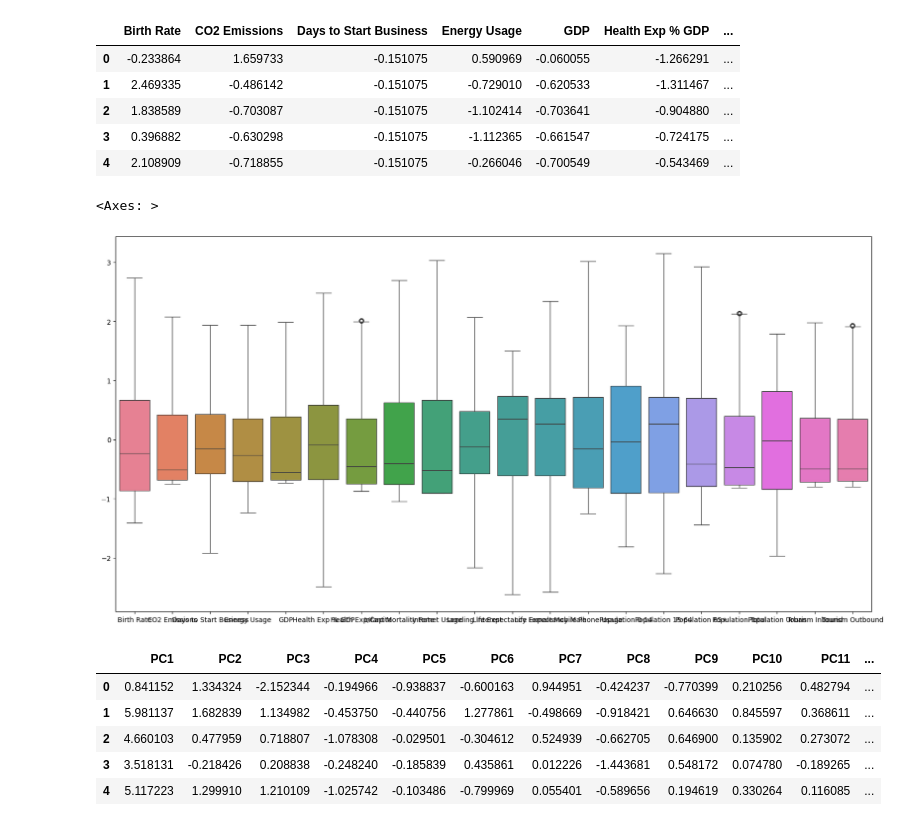
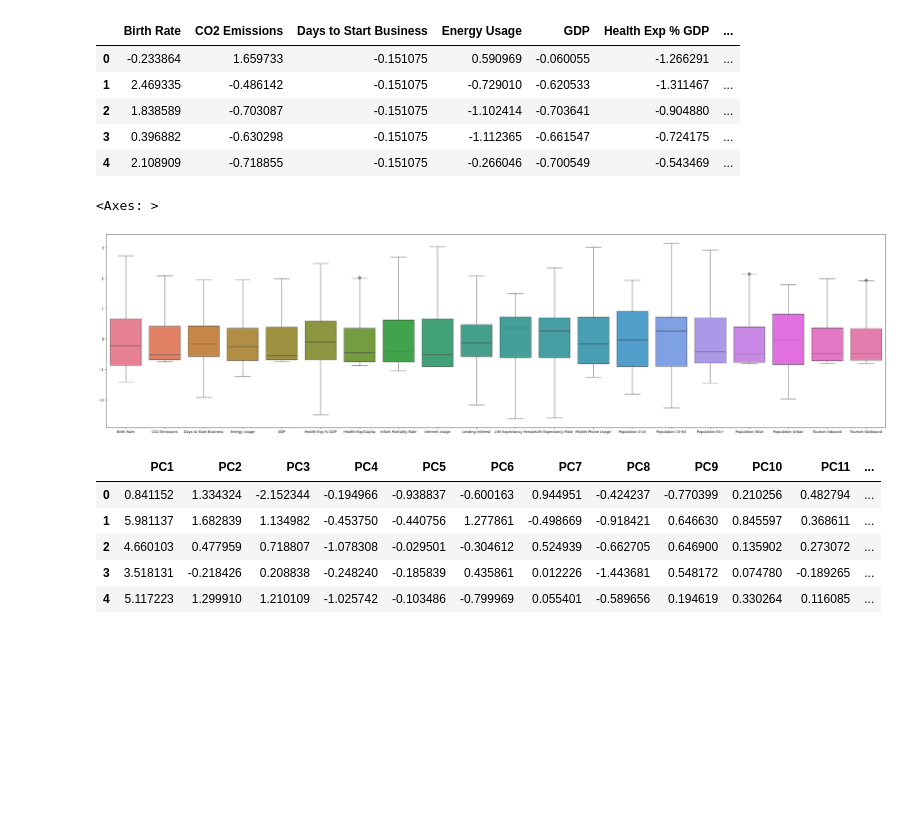
Before and after one commit to rioo09/Country-Classification-Project, a Jupyter notebook: P-651.ipynb, the cells around one changed output. Drawn from its saved outputs; the diff is of its cells as text; code cells hidden in the pictures; blank space fills up the shorter version.

```diff
--- a/P-651.ipynb
+++ b/P-651.ipynb
@@ -325,11 +325,11 @@ df_scaled.head()
 | 3 | 0.396882 | -0.630298 | -0.151075 | -1.112365 | -0.661547 | -0.724175 | ... |
 | 4 | 2.108909 | -0.718855 | -0.151075 | -0.266046 | -0.700549 | -0.543469 | ... |
 # %%
-plt.figure(figsize = (20,10))
+plt.figure(figsize = (40,10))
 sns.boxplot(df_scaled)
 # %% [output]
 <Axes: >
-[figure, old version]
+[figure, new version]
 # %%
 from sklearn.decomposition import PCA #import PCA
 pca = PCA(n_components=20)
```
Also changed, not shown: parts of 23 cells of this notebook.
